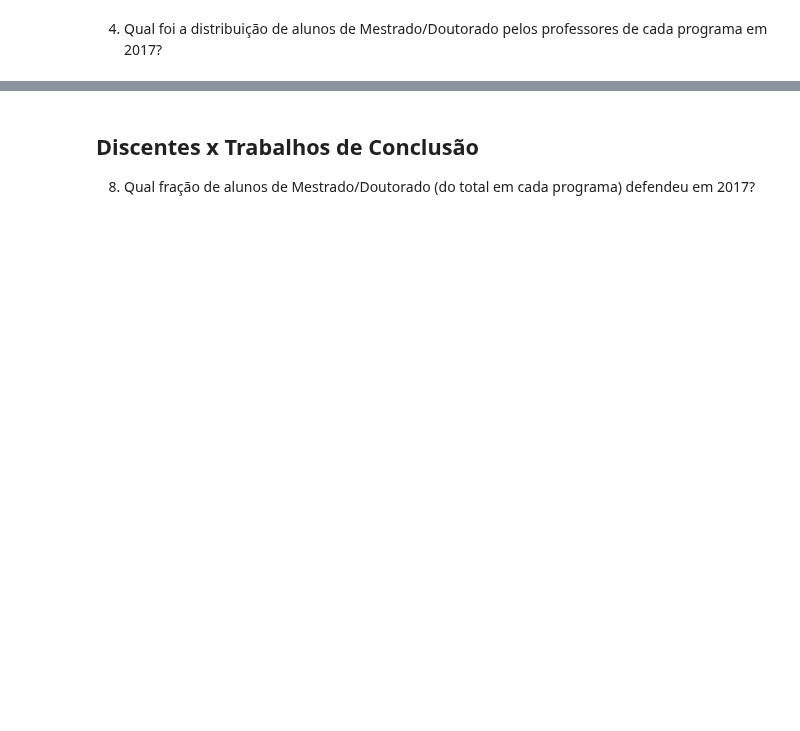
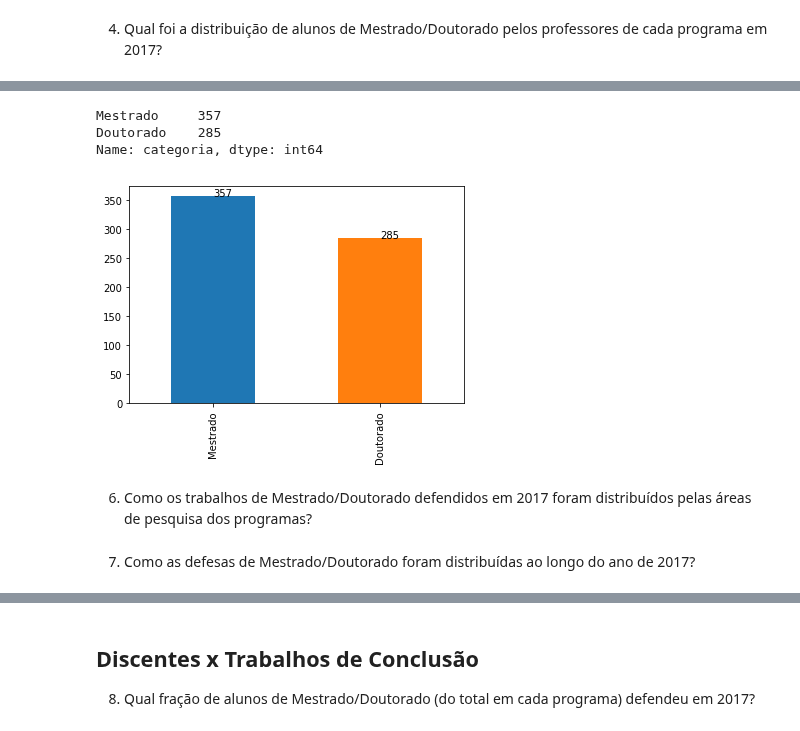
Before and after one commit to Pedalves/DataScience, a Jupyter notebook: CAPES/T1.1 Enunciado - Analise descritiva de dados de PG.ipynb, the cells around one changed output, grey strips where cells are left out. Cells and saved outputs as stored; diff of their text form; code cells hidden in the pictures; blank space fills up the shorter version.

```diff
--- a/CAPES/T1.1 Enunciado - Analise descritiva de dados de PG.ipynb
+++ b/CAPES/T1.1 Enunciado - Analise descritiva de dados de PG.ipynb
@@ -289,0 +291,23 @@ docentes_df.head()
+# %%
+trabalhos_categ_df = trabalhos_df.copy()
+
+trabalhos_categ_df['categoria'] = trabalhos_categ_df.apply(
+    lambda row: 'Mestrado' if row['tipo'] == 'DISSERTAÇÃO' else 'Doutorado', axis=1
+)
+# %%
+trabalhos_categ_df.categoria.value_counts()
+# %% [output]
+Mestrado     357
+Doutorado    285
+Name: categoria, dtype: int64
+# %%
+plot = trabalhos_categ_df.categoria.value_counts().plot(kind='bar')
+
+for idx, value in enumerate(list(trabalhos_categ_df.categoria.value_counts())):
+    plot.annotate(value,(idx, value), xytext=(0, 0), textcoords='offset points')
+# %% [output]
+[figure, added]
+# %% [markdown]
+6) Como os trabalhos de Mestrado/Doutorado defendidos em 2017 foram distribuídos pelas áreas de pesquisa dos programas?
+# %% [markdown]
+7) Como as defesas de Mestrado/Doutorado foram distribuídas ao longo do ano de 2017?
```
Also changed, not shown: parts of 28 cells of this notebook.
